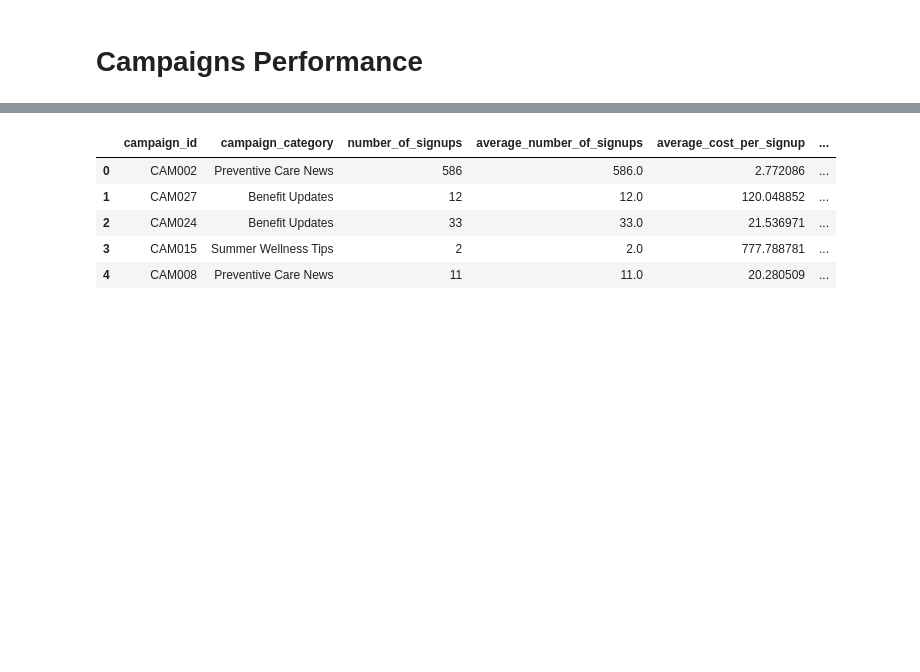
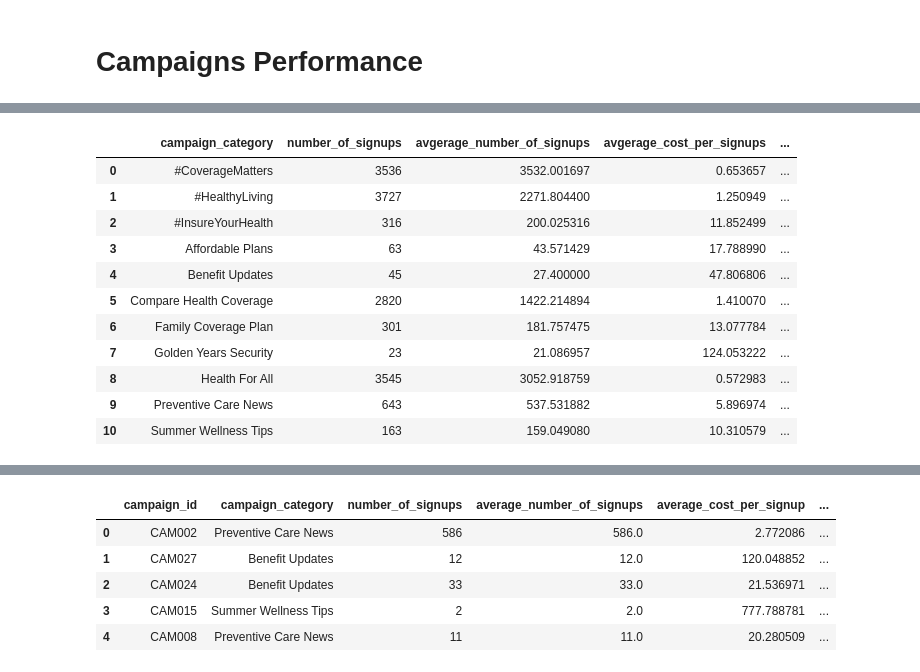
Before and after one commit to The-DigitalAcademy/Health_Insurance, a Jupyter notebook: Pandas Analysis.ipynb, the cells around one changed output, grey strips where cells are left out. Drawn from its saved outputs; the diff is of its cells as text; code cells hidden in the pictures; blank space fills up the shorter version.

```diff
--- a/Pandas Analysis.ipynb
+++ b/Pandas Analysis.ipynb
@@ -107,0 +40,33 @@ pd.read_sql(query, engine)
+# %%
+campaigns = pd.read_sql('SELECT * FROM "Campaigns"', engine)
+customers = pd.read_sql('SELECT * FROM "Customers"', engine)
+campaign_category = pd.read_sql('SELECT * FROM "Campaign_category"', engine)
+
+merged_df1 = pd.merge(campaigns, customers, on="campaign_id", how="inner")
+merged_df2 = pd.merge(campaigns, campaign_category, on="campaign_category_id", how="inner")
+merged_df3 = pd.merge(merged_df1, merged_df2, on='campaign_id', how='inner')
+
+result_df = (
+    merged_df3.groupby("campaign_category")
+    .agg(number_of_signups=("campaign_id", 'count'),
+         avgerage_number_of_signups=("num_signups_x", "mean"),
+         avgerage_cost_per_signups=("cost_per_signup_x", "mean"),
+         avgerage_signups_rate=("signup_rate_x", "mean"))
+    .reset_index()
+)
+result_df.sort_values(by = "number_of_signups", ascending=False)
+
+result_df.head(11)
+# %% [output]
+|  | campaign_category | number_of_signups | avgerage_number_of_signups | avgerage_cost_per_signups | ... |
+| 0 | #CoverageMatters | 3536 | 3532.001697 | 0.653657 | ... |
+| 1 | #HealthyLiving | 3727 | 2271.804400 | 1.250949 | ... |
+| 2 | #InsureYourHealth | 316 | 200.025316 | 11.852499 | ... |
+| 3 | Affordable Plans | 63 | 43.571429 | 17.788990 | ... |
+| 4 | Benefit Updates | 45 | 27.400000 | 47.806806 | ... |
+| 5 | Compare Health Coverage | 2820 | 1422.214894 | 1.410070 | ... |
+| 6 | Family Coverage Plan | 301 | 181.757475 | 13.077784 | ... |
+| 7 | Golden Years Security | 23 | 21.086957 | 124.053222 | ... |
+| 8 | Health For All | 3545 | 3052.918759 | 0.572983 | ... |
+| 9 | Preventive Care News | 643 | 537.531882 | 5.896974 | ... |
+| 10 | Summer Wellness Tips | 163 | 159.049080 | 10.310579 | ... |
```
Also changed, not shown: parts of 7 cells of this notebook.
